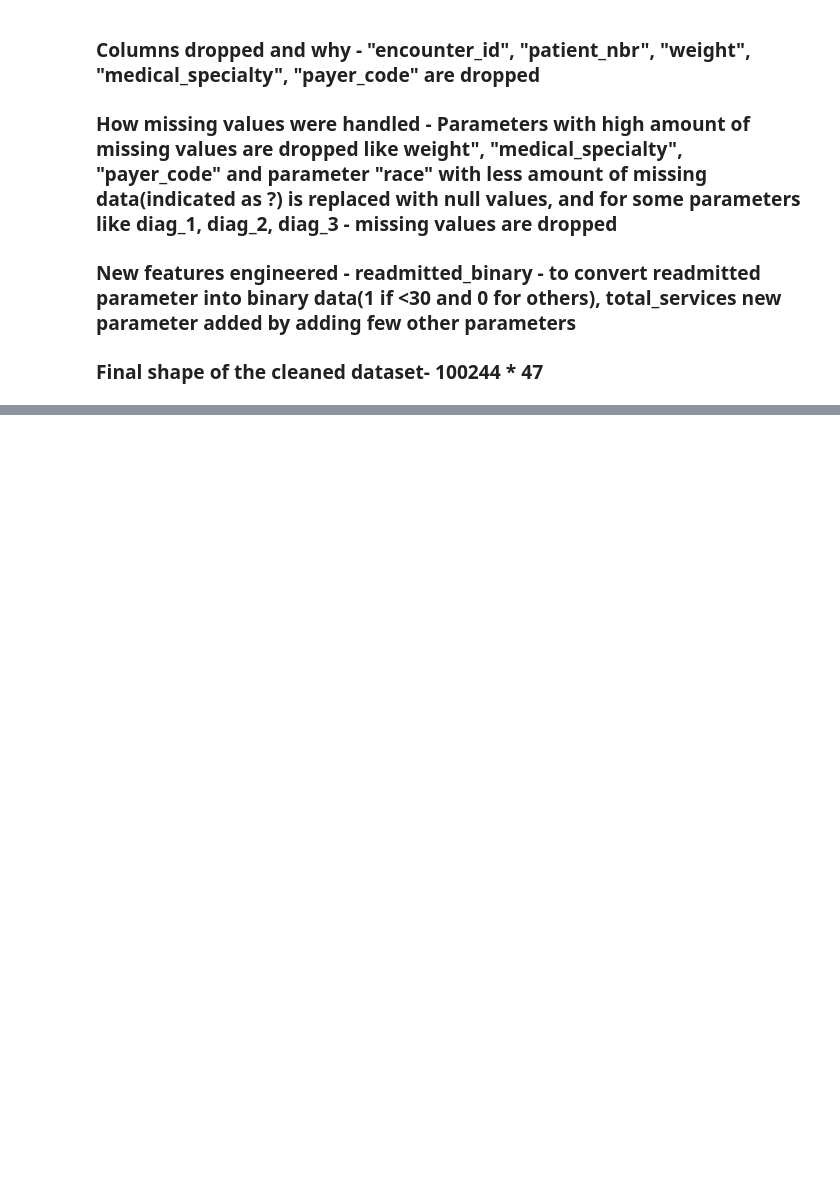
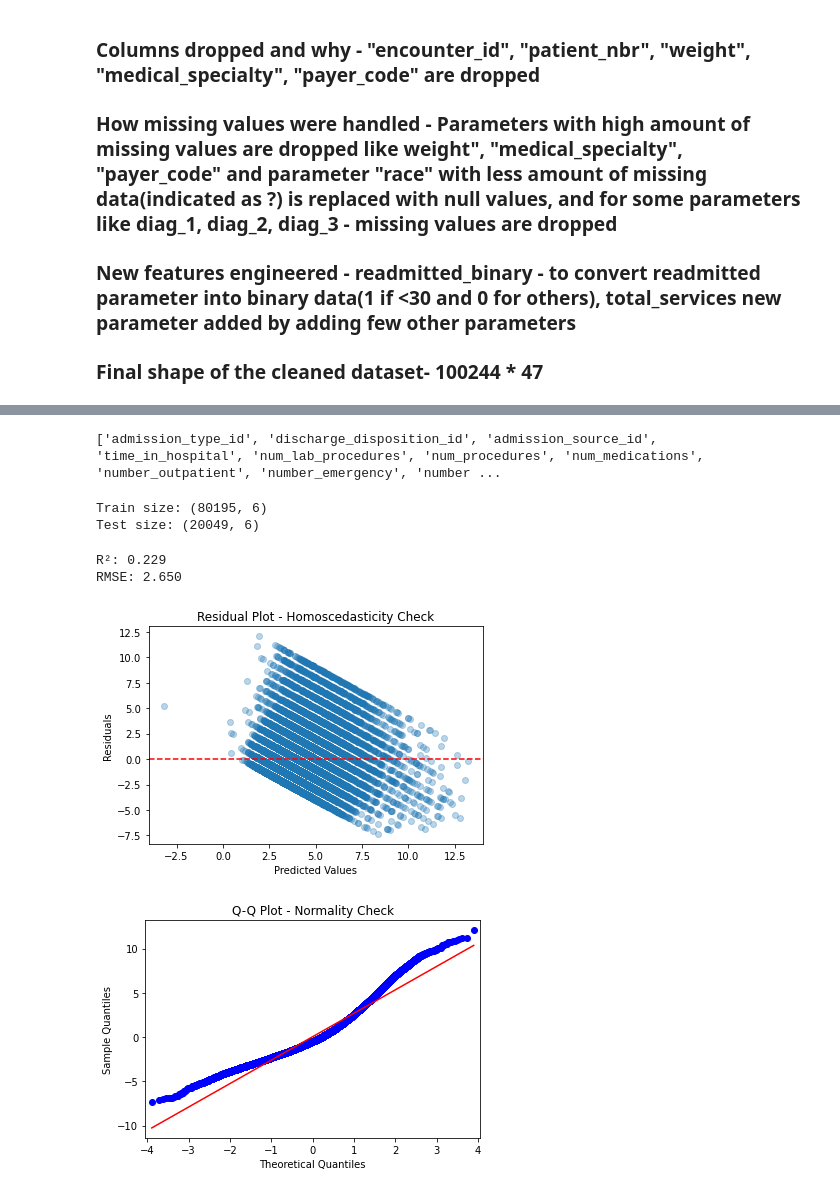
Before and after one commit to Madhu-30r/healthcare-readmission-ds, a Jupyter notebook: project1_eda.ipynb, the cells around one changed output, grey strips where cells are left out. Cells and saved outputs as stored; diff of their text form; code cells hidden in the pictures; blank space fills up the shorter version.

Commit message:
Add linear regression analysis with assumption checks

```diff
--- a/project1_eda.ipynb
+++ b/project1_eda.ipynb
@@ -309,0 +324,3 @@ Cleaned data: (100244, 47)
+# %%
+df = pd.read_csv('diabetic_data_cleaned.csv')
+print(df.shape)
@@ -309,0 +352,49 @@ Cleaned data: (100244, 47)
+# %%
+print(df.select_dtypes(include='number').columns.tolist())
+# %% [output]
+['admission_type_id', 'discharge_disposition_id', 'admission_source_id', 'time_in_hospital', 'num_lab_procedures', 'num_procedures', 'num_medications', 'number_outpatient', 'number_emergency', 'number ...
+# %%
+features = ['time_in_hospital', 'num_procedures', 'number_diagnoses', 'num_medications',
+            'number_outpatient', 'number_emergency', 'number_inpatient']
+
+X = df[features].drop(columns=['time_in_hospital'])
+y = df['time_in_hospital']
+
+X_train, X_test, y_train, y_test = train_test_split(
+    X, y, test_size=0.2, random_state=42)
+
+print(f'Train size: {X_train.shape}')
+print(f'Test size: {X_test.shape}')
+# %% [output]
+Train size: (80195, 6)
+Test size: (20049, 6)
+# %%
+model = LinearRegression()
+model.fit(X_train, y_train)
+
+y_pred = model.predict(X_test)
+print(f'R²: {r2_score(y_test, y_pred):.3f}')
+print(f'RMSE: {np.sqrt(mean_squared_error(y_test, y_pred)):.3f}')
+# %% [output]
+R²: 0.229
+RMSE: 2.650
+# %%
+## Checking Homoskedasticity and Normality- linear regression assumptions
+residuals = y_test - y_pred
+
+# Residual plot
+plt.scatter(y_pred, residuals, alpha=0.3)
+plt.axhline(y=0, color='r', linestyle='--')
+plt.xlabel('Predicted Values')
+plt.ylabel('Residuals')
+plt.title('Residual Plot - Homoscedasticity Check')
+plt.show()
+
+# Q-Q plot
+import statsmodels.api as sm
+sm.qqplot(residuals, line='s')
+plt.title('Q-Q Plot - Normality Check')
+plt.show()
+# %% [output]
+[figure, added]
+[figure, added]
```
Also changed, not shown: parts of 14 cells of this notebook.
